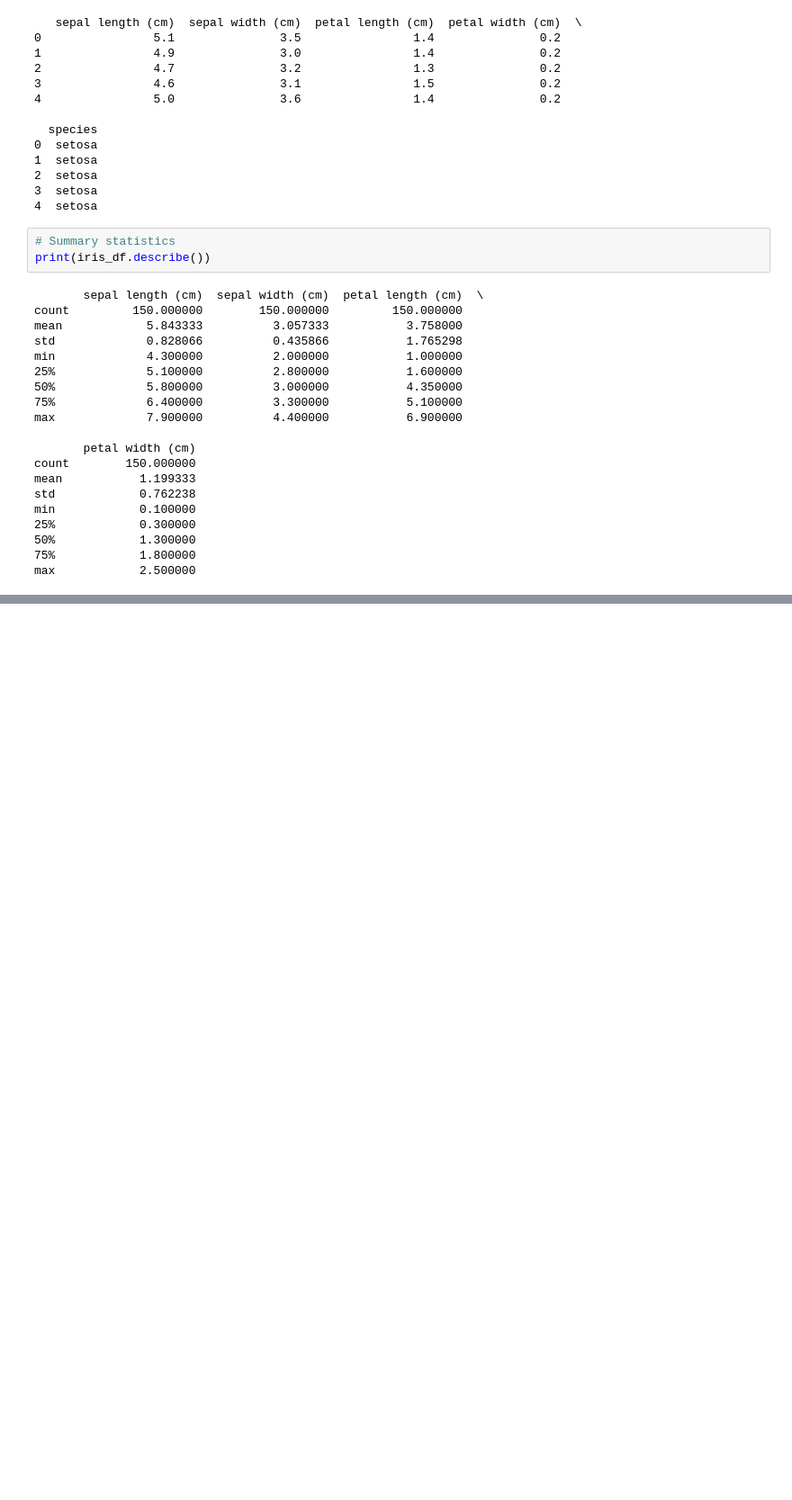
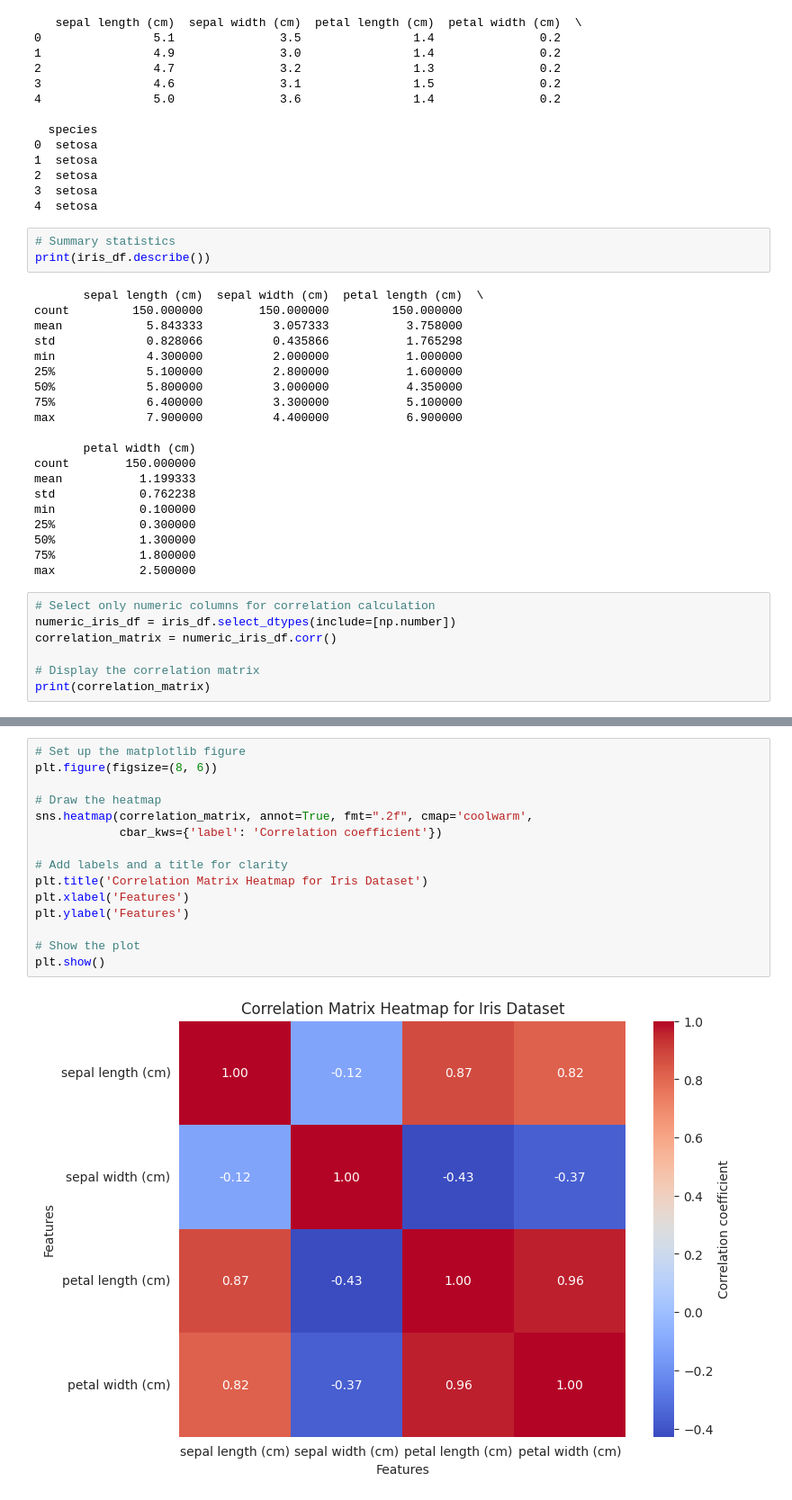
Before and after one commit to mahnoor-shahid/CraftingLab, a Jupyter notebook: Pandas/Level 3 - Data Analysis on Iris Dataset.ipynb, the cells around one changed output, grey strips where cells are left out. Shown: that part at 90% size. Drawn from its saved outputs; the diff is of its cells as text; blank space fills up the shorter version.

```diff
--- a/Pandas/Level 3 - Data Analysis on Iris Dataset.ipynb
+++ b/Pandas/Level 3 - Data Analysis on Iris Dataset.ipynb
@@ -48,3 +49,10 @@ min            0.100000
 50%            1.300000
 75%            1.800000
 max            2.500000
+# %%
+# Select only numeric columns for correlation calculation
+numeric_iris_df = iris_df.select_dtypes(include=[np.number])
+correlation_matrix = numeric_iris_df.corr()
+
+# Display the correlation matrix
+print(correlation_matrix)
@@ -50,0 +71,17 @@ max            2.500000
+# %%
+# Set up the matplotlib figure
+plt.figure(figsize=(8, 6))
+
+# Draw the heatmap
+sns.heatmap(correlation_matrix, annot=True, fmt=".2f", cmap='coolwarm',
+            cbar_kws={'label': 'Correlation coefficient'})
+
+# Add labels and a title for clarity
+plt.title('Correlation Matrix Heatmap for Iris Dataset')
+plt.xlabel('Features')
+plt.ylabel('Features')
+
+# Show the plot
+plt.show()
+# %% [output]
+[figure, added]
```
Also changed, not shown: parts of 2 cells of this notebook, 1 other file.
